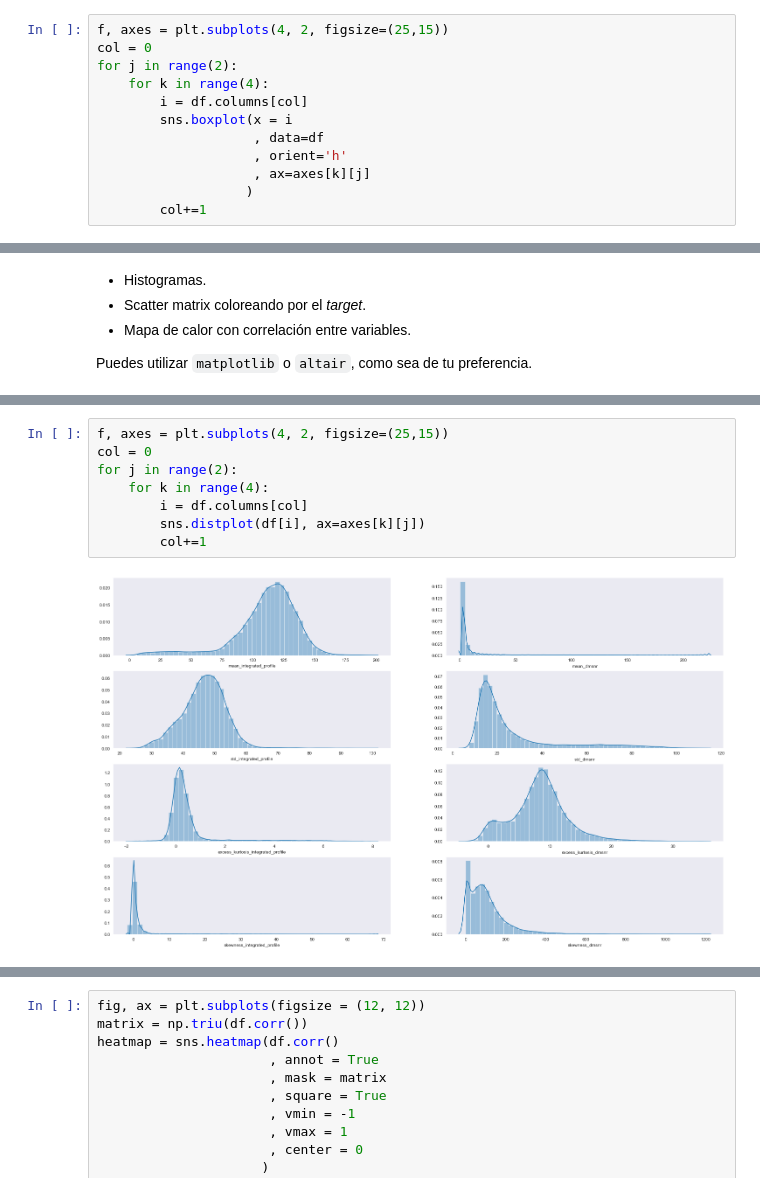
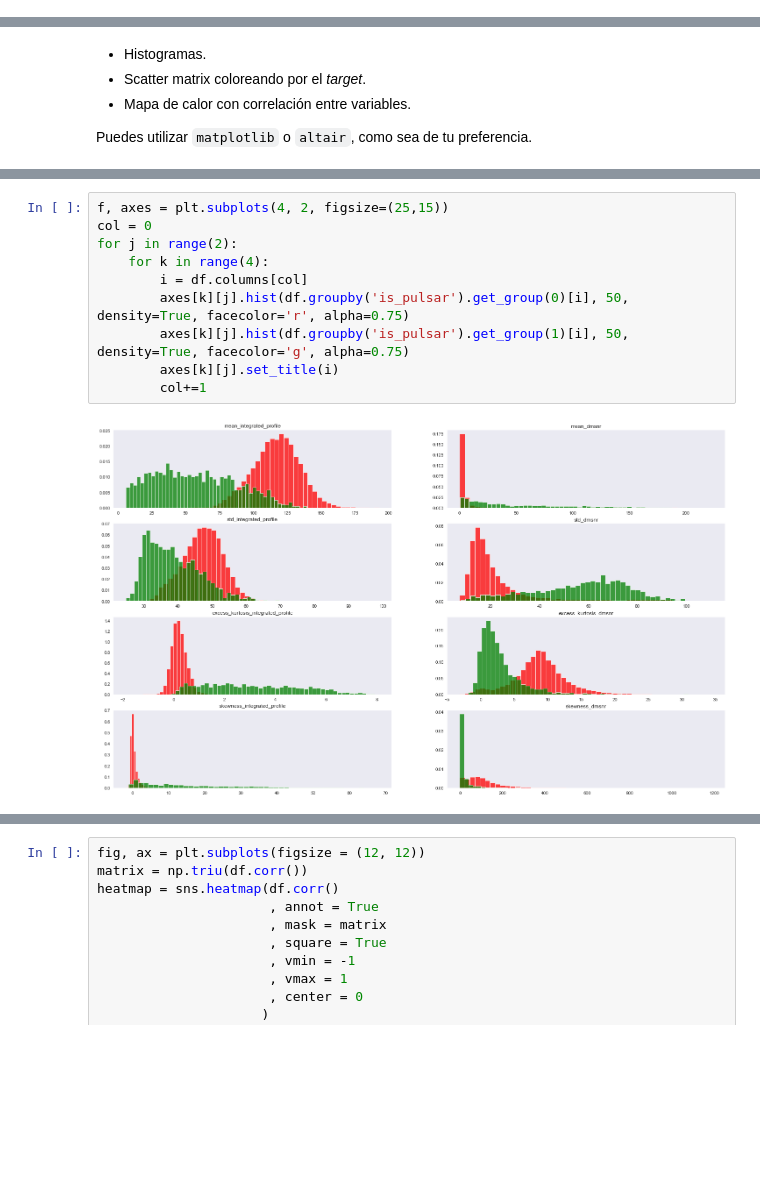
Before and after one commit to FabianCastellano/mat281_portfolio, a Jupyter notebook: Proyectos/m05_project02/m05_project02.ipynb, the cells around one changed output, grey strips where cells are left out. Cells and saved outputs as stored; diff of their text form; blank space fills up the shorter version.

```diff
--- a/Proyectos/m05_project02/m05_project02.ipynb
+++ b/Proyectos/m05_project02/m05_project02.ipynb
@@ -338,15 +338,3 @@ for i in df.columns:
 0.0
 # %% [markdown]
 Podemos ver, en especial con los máximos, que hay datos muy alejados, revisemos esto con un boxplot que nois ayudará a hacernos una idea de la densidad de *outlayers*. Notemos que los ejes x son distinos.
-# %%
-f, axes = plt.subplots(4, 2, figsize=(25,15))
-col = 0
-for j in range(2):
-    for k in range(4):
-        i = df.columns[col]
-        sns.boxplot(x = i
-                    , data=df
-                    , orient='h'
-                    , ax=axes[k][j]
-                   )
-        col+=1
@@ -406,10 +408,12 @@ Puedes utilizar `matplotlib` o `altair`, como sea de tu preferencia.
 # %%
 f, axes = plt.subplots(4, 2, figsize=(25,15))
 col = 0
 for j in range(2):
     for k in range(4):
         i = df.columns[col]
-        sns.distplot(df[i], ax=axes[k][j])
+        axes[k][j].hist(df.groupby('is_pulsar').get_group(0)[i], 50, density=True, facecolor='r', alpha=0.75)
+        axes[k][j].hist(df.groupby('is_pulsar').get_group(1)[i], 50, density=True, facecolor='g', alpha=0.75)
+        axes[k][j].set_title(i)
         col+=1
 # %% [output]
-[figure, old version]
+[figure, new version]
```
Also changed, not shown: parts of 5 cells of this notebook.
